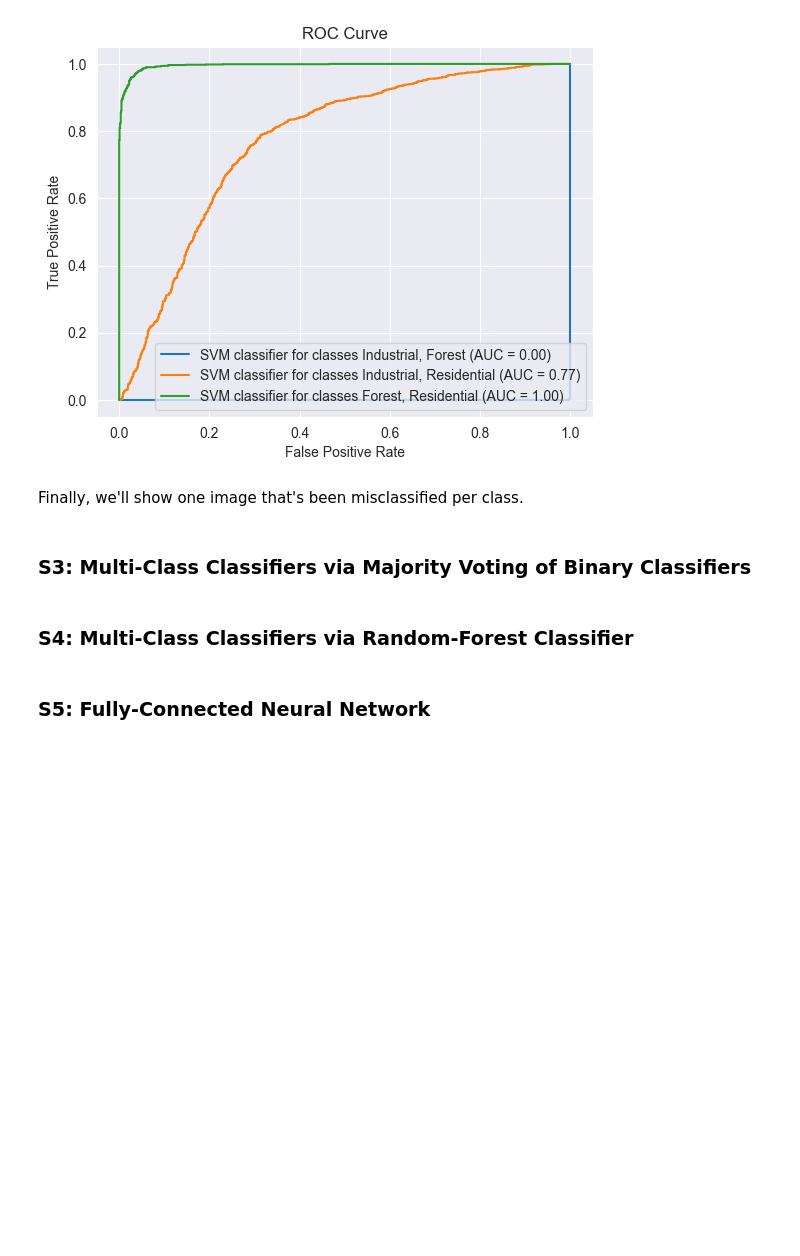
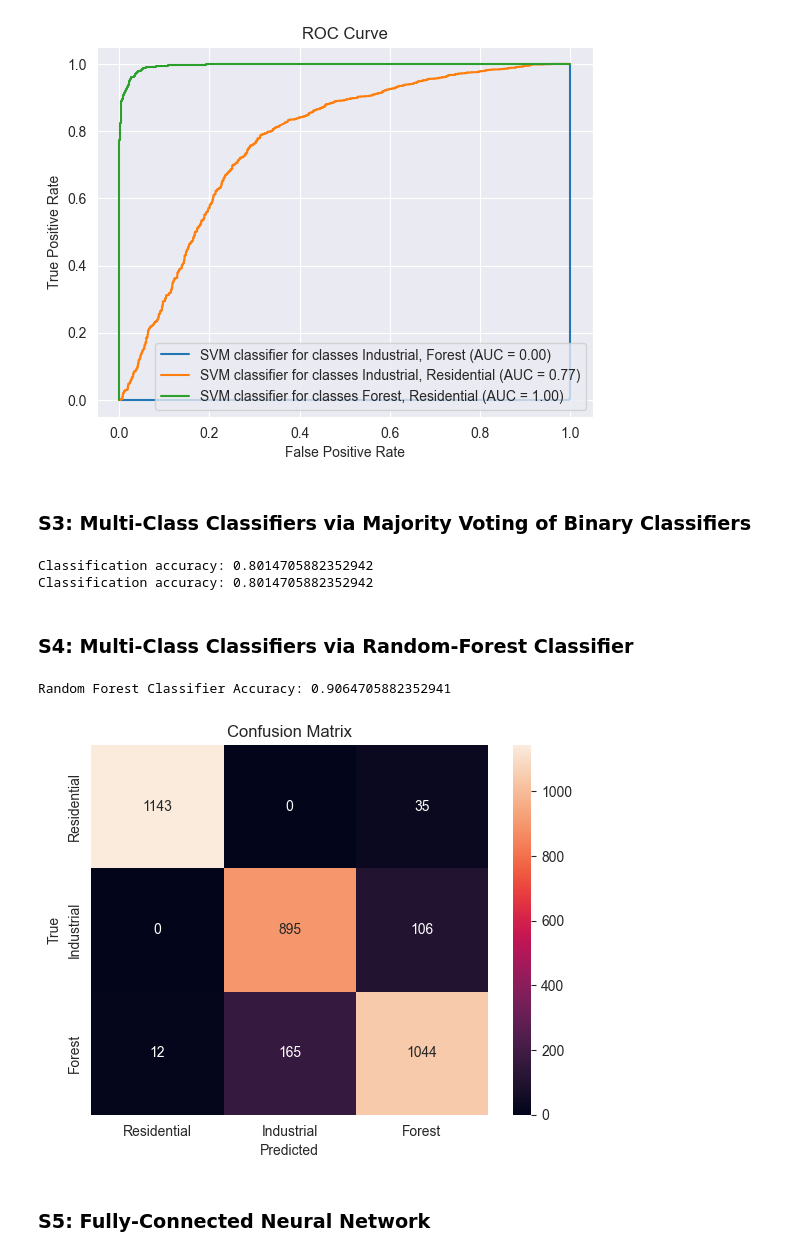
Before and after one commit to nlebovits/MUSA-650_Spring2023, a Jupyter notebook: Homeworks/Homework3.ipynb, the cells around one changed output. Saved outputs shown, nothing was run; the diff lists cells and outputs as text; code cells hidden in the pictures; blank space fills up the shorter version.

```diff
--- a/Homeworks/Homework3.ipynb
+++ b/Homeworks/Homework3.ipynb
@@ -269,11 +286,85 @@ for classes in class_combinations:
 plt.show()
 # %% [output]
 [figure]
-# %% [markdown]
-Finally, we'll show one image that's been misclassified per class.
 # %% [markdown]
 ### S3: Multi-Class Classifiers via Majority Voting of Binary Classifiers
+# %%
+# Define a list of class combinations
+class_combinations = combinations(set(labels), 2)
+
+# Train and evaluate each binary SVM classifier
+svm_classifiers = []
+for classes in class_combinations:
+    # Filter the training and testing data for the current class combination
+    images_train_filtered = images_train[(labels_train == classes[0]) | (labels_train == classes[1])]
+    labels_train_filtered = labels_train[(labels_train == classes[0]) | (labels_train == classes[1])]
+    images_test_filtered = images_test[(labels_test == classes[0]) | (labels_test == classes[1])]
+    labels_test_filtered = labels_test[(labels_test == classes[0]) | (labels_test == classes[1])]
+
+    # Create and train a binary SVM classifier for the current class combination
+    svm = SVC(kernel='linear', C=1)
+    svm.fit(images_train_filtered, labels_train_filtered)
+    svm_classifiers.append(svm)
+
+# Make predictions on the test data using each binary classifier
+y_preds = []
+for svm in svm_classifiers:
+    y_pred = svm.predict(images_test)
+    y_preds.append(y_pred)
+
+# Combine the predictions using majority voting
+y_pred_majority = []
+for i in range(len(images_test)):
+    class_votes = {}
+    for y_pred in y_preds:
+        pred_class = y_pred[i]
+        if pred_class not in class_votes:
+            class_votes[pred_class] = 0
+        class_votes[pred_class] += 1
+    majority_class = max(class_votes, key=class_votes.get)
+    y_pred_majority.append(majority_class)
+
+# Compute the classification accuracy
+num_correct = sum([1 if y_pred == y_true else 0 for y_pred, y_true in zip(y_pred_majority, labels_test)])
+accuracy = num_correct / len(labels_test)
+print(f"Classification accuracy: {accuracy}")
+# %% [output]
+Classification accuracy: 0.8014705882352942
+Classification accuracy: 0.8014705882352942
 # %% [markdown]
 ### S4: Multi-Class Classifiers via Random-Forest Classifier
+# %%
+# using random forest classifier on images_train, images_test, labels_train, labels_test
+
+from sklearn.ensemble import RandomForestClassifier
+
+# Create and train a random forest classifier
+rf = RandomForestClassifier(n_estimators=100, random_state=42)
+
+# Train the classifier
+rf.fit(images_train, labels_train)
+
+# Evaluate the classifier on the test data
+y_pred = rf.predict(images_test)
+
+# Calculate the accuracy of the classifier
+accuracy = accuracy_score(labels_test, y_pred)
+
+# Print the accuracy
+print("Random Forest Classifier Accuracy:", accuracy)
+# %% [output]
+Random Forest Classifier Accuracy: 0.9064705882352941
+# %%
+# print the confusion matrix
+from sklearn.metrics import confusion_matrix
+import seaborn as sns
+
+cm = confusion_matrix(labels_test, y_pred)
+sns.heatmap(cm, annot=True, fmt='d', xticklabels=subfolders, yticklabels=subfolders)
+plt.xlabel('Predicted')
+plt.ylabel('True')
+plt.title('Confusion Matrix');
+# %% [output]
+[figure, added]
 # %% [markdown]
 ### S5: Fully-Connected Neural Network
```
Also changed, not shown: parts of 17 cells of this notebook.
